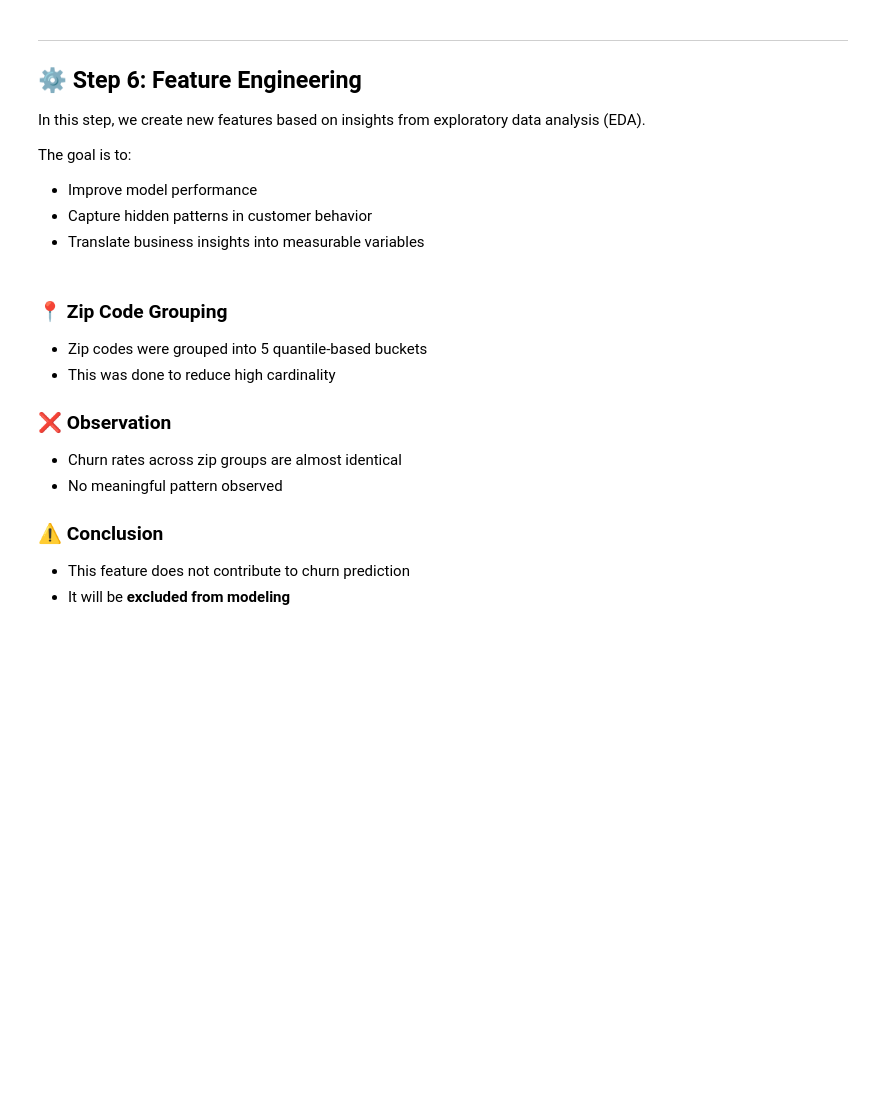
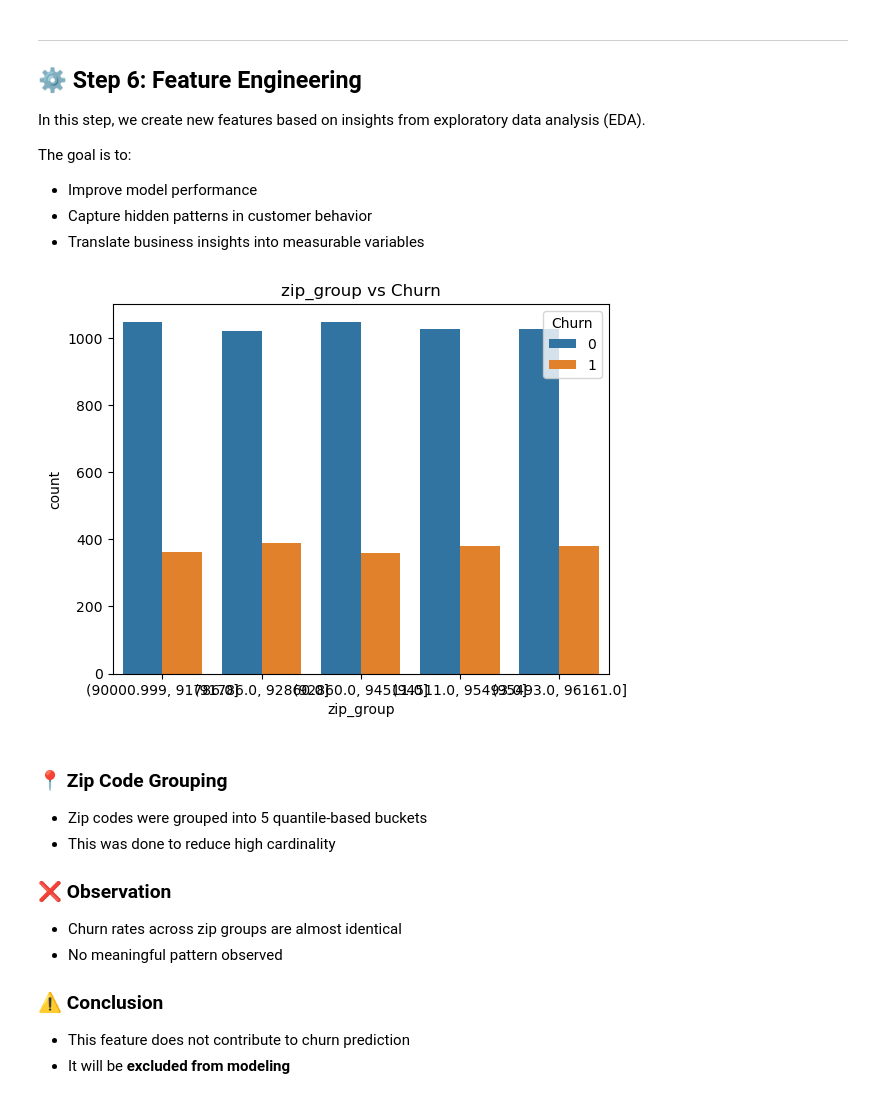
Before and after one commit to niharnandala/Telco-Churn-Prediction-Retention-ml, a Jupyter notebook: notebook/Telco_churn_project.ipynb, the cells around one changed output. Cells and saved outputs as stored; diff of their text form; code cells hidden in the pictures; blank space fills up the shorter version.

```diff
--- a/notebook/Telco_churn_project.ipynb
+++ b/notebook/Telco_churn_project.ipynb
@@ -244,7 +244,7 @@ df = df.drop(columns=[
     'Count',
     'Country',
     'State',
-    'Lat Long'
+    'Lat Long',
 ])
 # %% [markdown]
 ### 🎯 Target Variable Selection
@@ -292,4 +292,4 @@ Churn                 0
 dtype: int64
 # %%
 # Fill missing values in Total Charges with median
-df['Total Charges'].fillna(df['Total Charges'].median(), inplace=True)
+df['Total Charges'] = df['Total Charges'].fillna(df['Total Charges'].median())
@@ -605,6 +600,12 @@ The goal is to:
 - Translate business insights into measurable variables
 # %%
 df['zip_group'] = pd.qcut(df['Zip Code'], q=5)
+# %%
+sns.countplot(x='zip_group', hue='Churn', data=df)
+plt.title("zip_group vs Churn")
+plt.show()
+# %% [output]
+[figure, added]
 # %% [markdown]
 ### 📍 Zip Code Grouping
 
```
Also changed, not shown: parts of 14 cells of this notebook.
